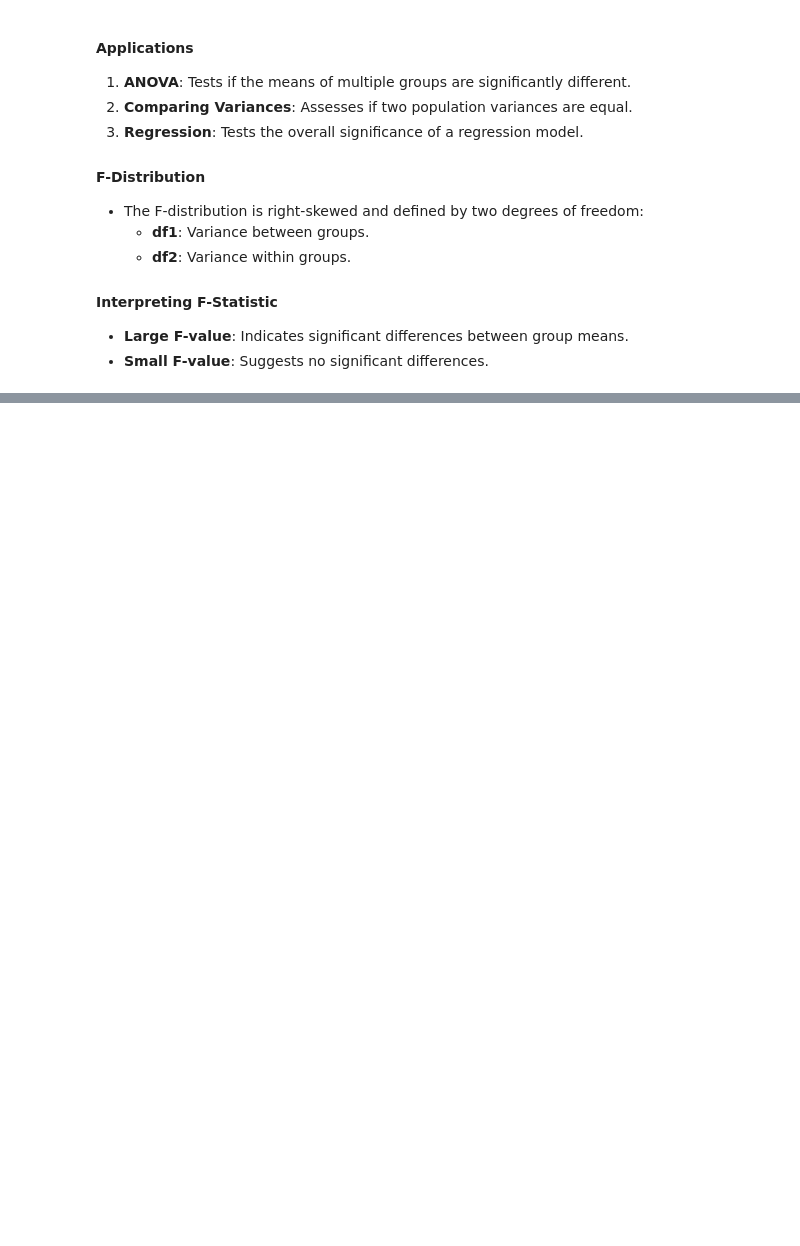
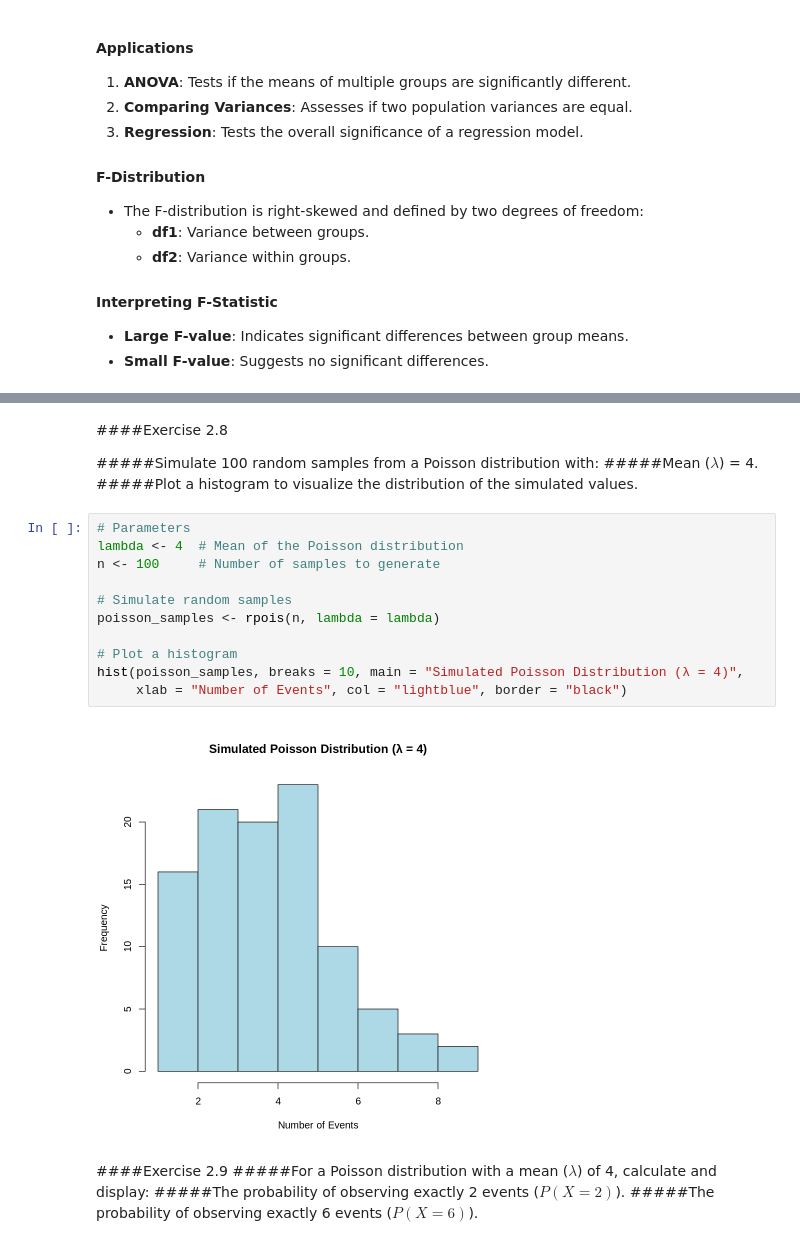
Before and after one commit to davidofitaly/notes_02_50_key_stats_ds, a Jupyter notebook: 02_chapter/01_raw_data.ipynb, the cells around one changed output, grey strips where cells are left out. Saved outputs shown, nothing was run; the diff lists cells and outputs as text; blank space fills up the shorter version.

```diff
--- a/02_chapter/01_raw_data.ipynb
+++ b/02_chapter/01_raw_data.ipynb
@@ -582,0 +611,24 @@ $$
+# %% [markdown]
+####Exercise 2.8
+
+#####Simulate 100 random samples from a Poisson distribution with:
+#####Mean ($\lambda$) = 4.
+#####Plot a histogram to visualize the distribution of the simulated values.
+# %%
+# Parameters
+lambda <- 4  # Mean of the Poisson distribution
+n <- 100     # Number of samples to generate
+
+# Simulate random samples
+poisson_samples <- rpois(n, lambda = lambda)
+
+# Plot a histogram
+hist(poisson_samples, breaks = 10, main = "Simulated Poisson Distribution (λ = 4)",
+     xlab = "Number of Events", col = "lightblue", border = "black")
+# %% [output]
+[figure, added]
+# %% [markdown]
+####Exercise 2.9
+#####For a Poisson distribution with a mean ($\lambda$) of 4, calculate and display:
+#####The probability of observing exactly 2 events ($P(X = 2)$).
+#####The probability of observing exactly 6 events ($P(X = 6)$).
```
Also changed, not shown: parts of 11 cells of this notebook.
